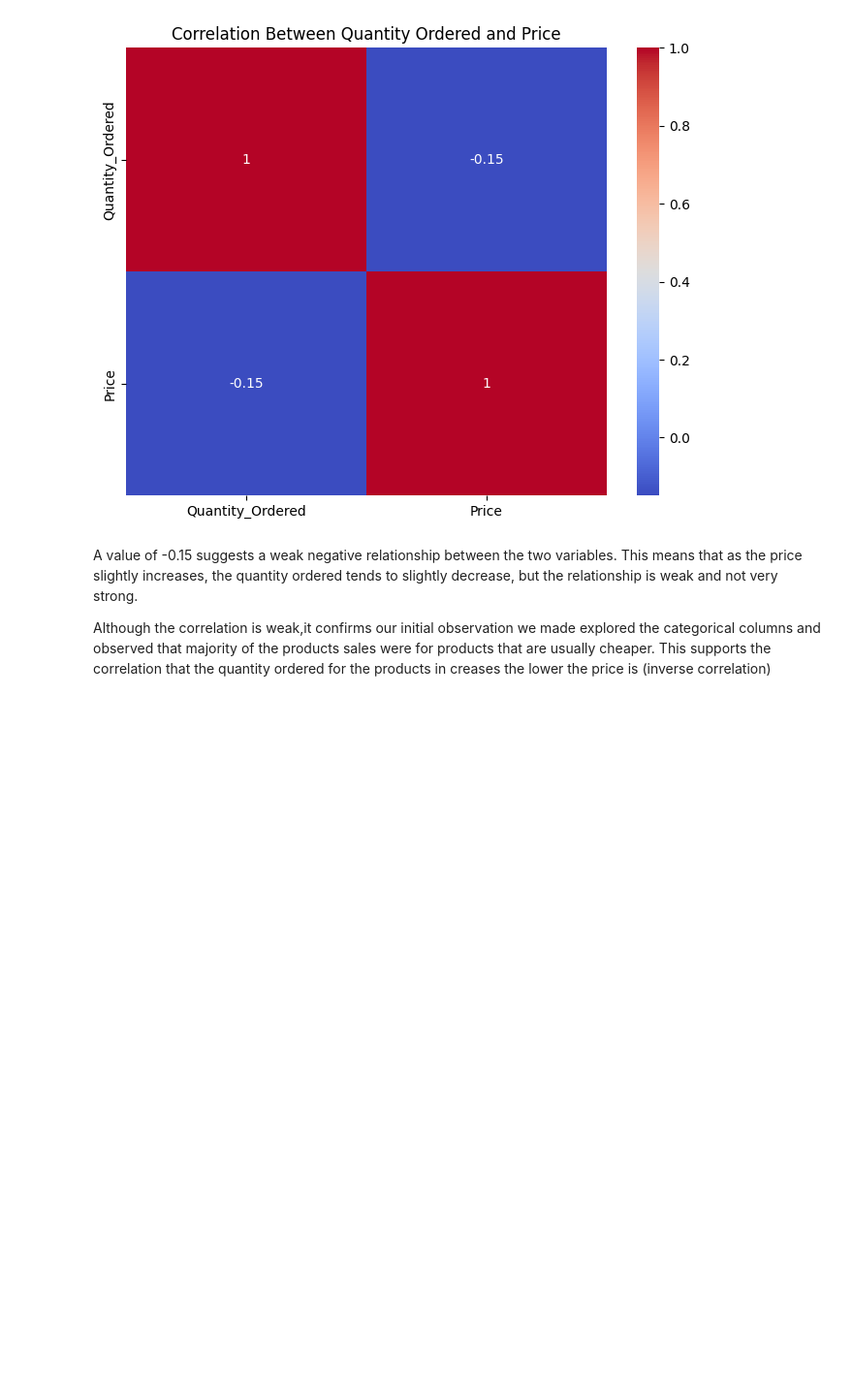
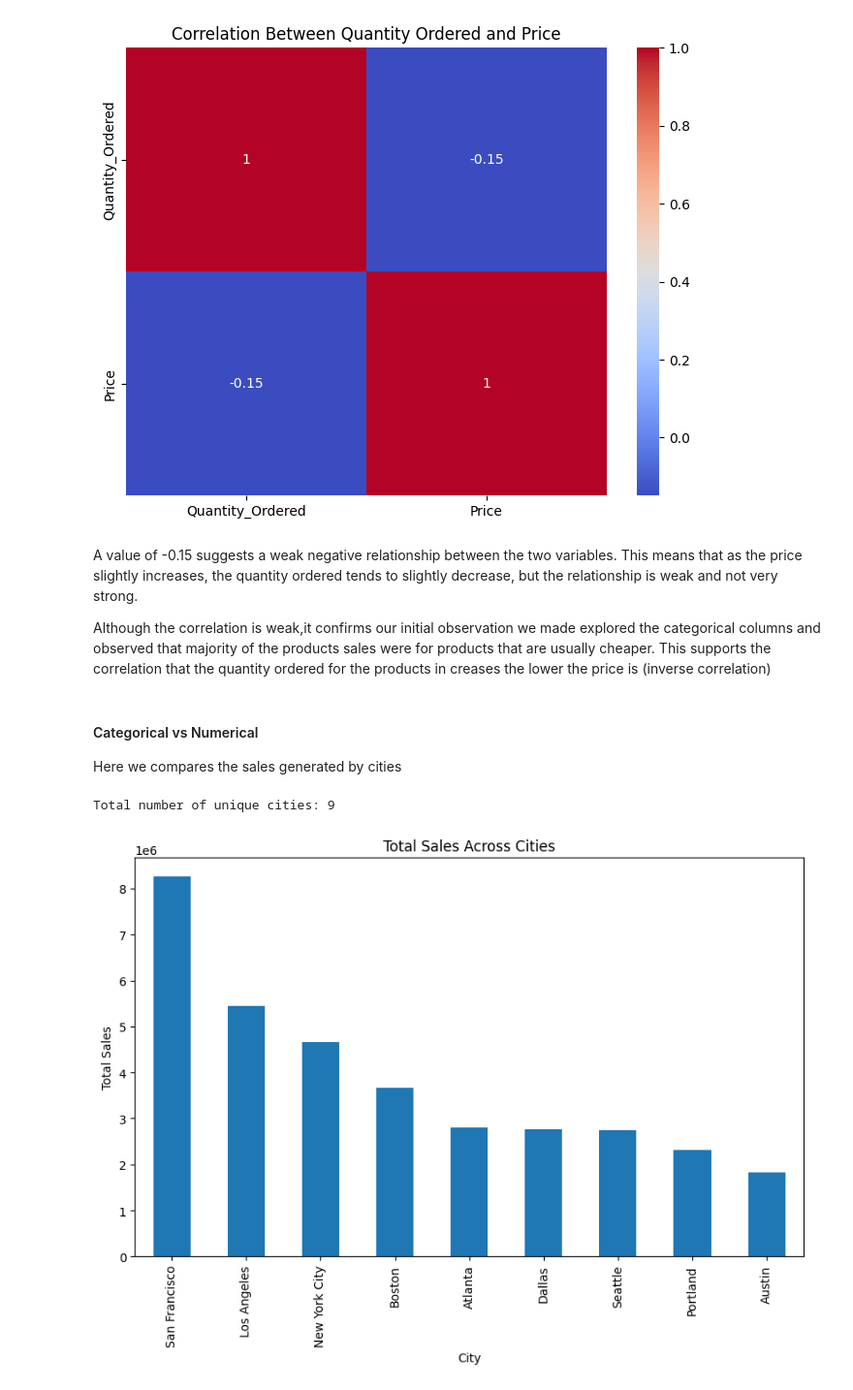
Before and after one commit to briansiaw5/Business-Analytics-Project, a Jupyter notebook: pbd_project.ipynb, the cells around one changed output. Shown: that part at 97% size. Cells and saved outputs as stored; diff of their text form; code cells hidden in the pictures; blank space fills up the shorter version.

```diff
--- a/pbd_project.ipynb
+++ b/pbd_project.ipynb
@@ -633,5 +633,4 @@ clean_df31= clean_df.copy()
 # %%
-#a function to clean the Order Date
 def clean_order_date(df, date_column):
     def correct_date_format(date_str):
         try:
@@ -645,6 +644,10 @@ def clean_order_date(df, date_column):
             year = int(parts[0])
             month = int(parts[1])
             day = int(parts[2])
+
+            # If the year is 2019, return the date as is without correction
+            if year == 2019:
+                return pd.to_datetime(date_str, format='%Y-%m-%d %H:%M:%S', errors='coerce')
 
             # Extract the last two digits of the year to use as the day
             correct_day = int(str(year)[-2:])
@@ -662,14 +665,10 @@ def clean_order_date(df, date_column):
     # Convert the column to string in case it's not already
     df[date_column] = df[date_column].astype(str)
 
-    # Apply the function to clean the dates
-    df[date_column] = df[date_column].apply(correct_date_format)
+    # Apply the function to clean the dates but exclude rows where the year is already 2019
+    df[date_column] = df[date_column].apply(lambda x: x if x.startswith('2019') else correct_date_format(x))
 
     # Drop rows with NaT (invalid dates)
     df_cleaned = df.dropna(subset=[date_column])
 
     return df_cleaned
-
-# Example usage:
-clean_df31 = clean_order_date(clean_df31, 'Order_Date')
-clean_df31['Order_Date']
@@ -688,0 +693,5 @@ Name: Order_Date, Length: 185686, dtype: datetime64[ns]
+# %%
+# cleaning the date column:
+clean_df = clean_order_date(clean_df, 'Order_Date')
+print('Date column after cleaning')
+clean_df['Order_Date']
@@ -762,3 +773,28 @@ plt.show()
  A value of -0.15 suggests a weak negative relationship between the two variables. This means that as the price slightly increases, the quantity ordered tends to slightly decrease, but the relationship is weak and not very strong.
 
  Although the correlation is weak,it confirms our initial observation we made explored the categorical columns and observed that majority of the products sales were for products that are usually cheaper. This supports the correlation that the quantity ordered for the products in creases the lower the price is (inverse correlation)
+# %% [markdown]
+#### Categorical vs Numerical
+Here we compares the sales generated by cities
+# %%
+# Total number of unique cities
+unique_cities = clean_df['City'].nunique()
+print(f'Total number of unique cities: {unique_cities}')
+
+# Creating a column for total sales
+clean_df['Total_Sales'] = clean_df['Quantity_Ordered'] * clean_df['Price']
+
+# Distribution of total sales across cities (sum of sales by city)
+sales_by_city = clean_df.groupby('City')['Total_Sales'].sum().sort_values(ascending=False)
+
+# Plotting sales by city using a bar chart
+plt.figure(figsize=(10, 6))
+sales_by_city.plot(kind='bar')
+plt.xticks(rotation=90)
+plt.title('Total Sales Across Cities')
+plt.ylabel('Total Sales')
+plt.xlabel('City')
+plt.show()
+# %% [output]
+Total number of unique cities: 9
+[figure, added]
```
Also changed, not shown: parts of 46 cells of this notebook.
